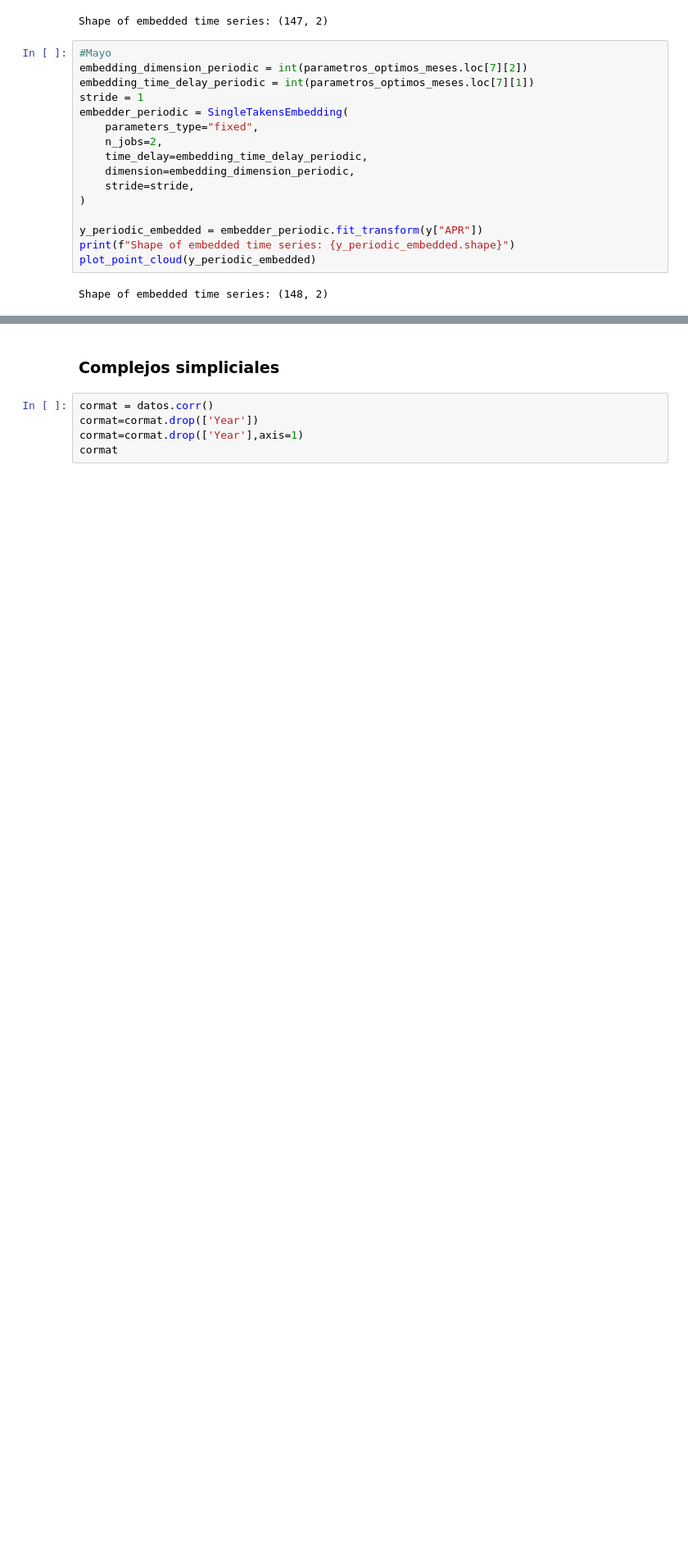
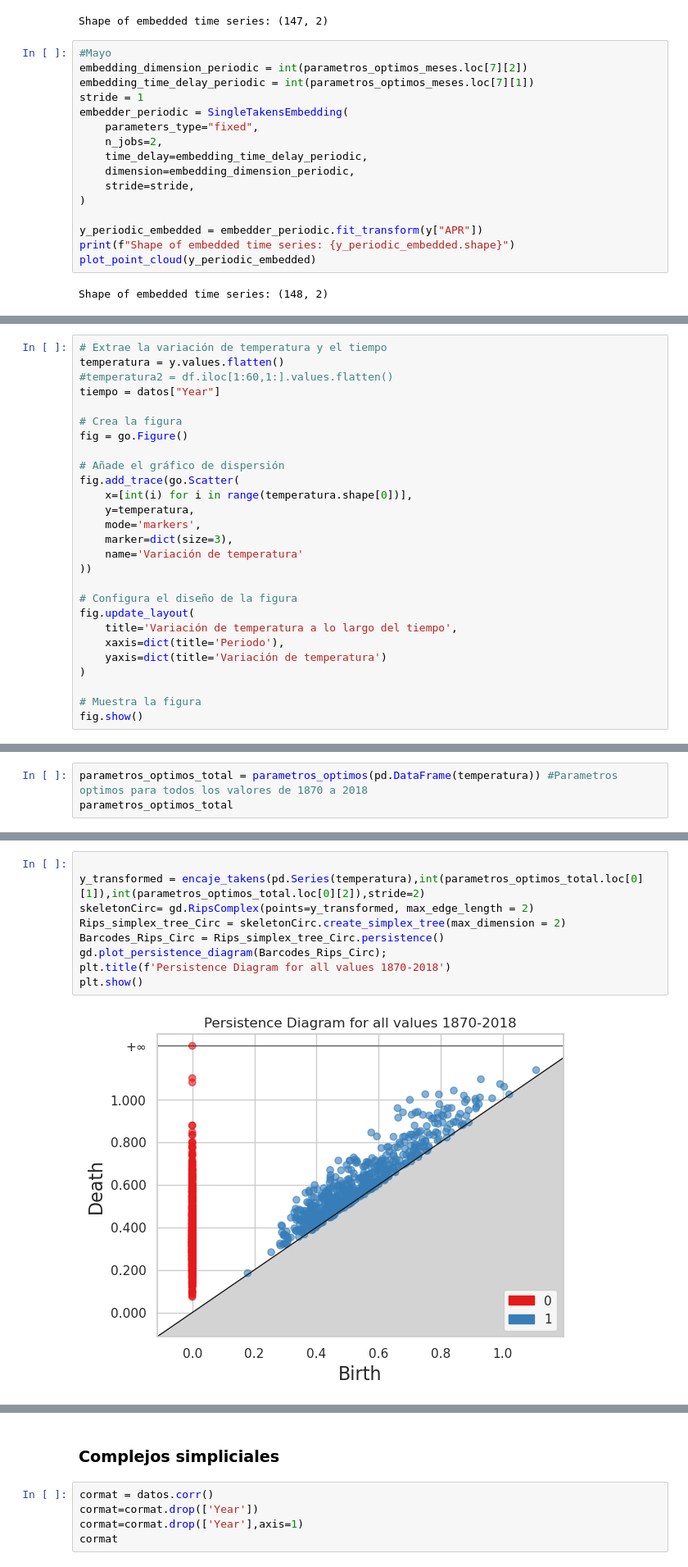
Before and after one commit to CastroMaster10/ENSO-Persistence-analysis, a Jupyter notebook: main.ipynb, the cells around one changed output, grey strips where cells are left out. Shown at 82% size. Cells and saved outputs as stored; diff of their text form; blank space fills up the shorter version.

```diff
--- a/main.ipynb
+++ b/main.ipynb
@@ -417,0 +438,27 @@ Shape of embedded time series: (148, 2)
+# %%
+# Extrae la variación de temperatura y el tiempo
+temperatura = y.values.flatten()
+#temperatura2 = df.iloc[1:60,1:].values.flatten()
+tiempo = datos["Year"]
+
+# Crea la figura
+fig = go.Figure()
+
+# Añade el gráfico de dispersión
+fig.add_trace(go.Scatter(
+    x=[int(i) for i in range(temperatura.shape[0])],
+    y=temperatura,
+    mode='markers',
+    marker=dict(size=3),
+    name='Variación de temperatura'
+))
+
+# Configura el diseño de la figura
+fig.update_layout(
+    title='Variación de temperatura a lo largo del tiempo',
+    xaxis=dict(title='Periodo'),
+    yaxis=dict(title='Variación de temperatura')
+)
+
+# Muestra la figura
+fig.show()
@@ -417,0 +467,3 @@ Shape of embedded time series: (148, 2)
+# %%
+parametros_optimos_total = parametros_optimos(pd.DataFrame(temperatura)) #Parametros optimos para todos los valores de 1870 a 2018
+parametros_optimos_total
@@ -417,0 +473,11 @@ Shape of embedded time series: (148, 2)
+# %%
+
+y_transformed = encaje_takens(pd.Series(temperatura),int(parametros_optimos_total.loc[0][1]),int(parametros_optimos_total.loc[0][2]),stride=2)
+skeletonCirc= gd.RipsComplex(points=y_transformed, max_edge_length = 2)
+Rips_simplex_tree_Circ = skeletonCirc.create_simplex_tree(max_dimension = 2)
+Barcodes_Rips_Circ = Rips_simplex_tree_Circ.persistence()
+gd.plot_persistence_diagram(Barcodes_Rips_Circ);
+plt.title(f'Persistence Diagram for all values 1870-2018')
+plt.show()
+# %% [output]
+[figure, added]
```
Also changed, not shown: parts of 40 cells of this notebook.
